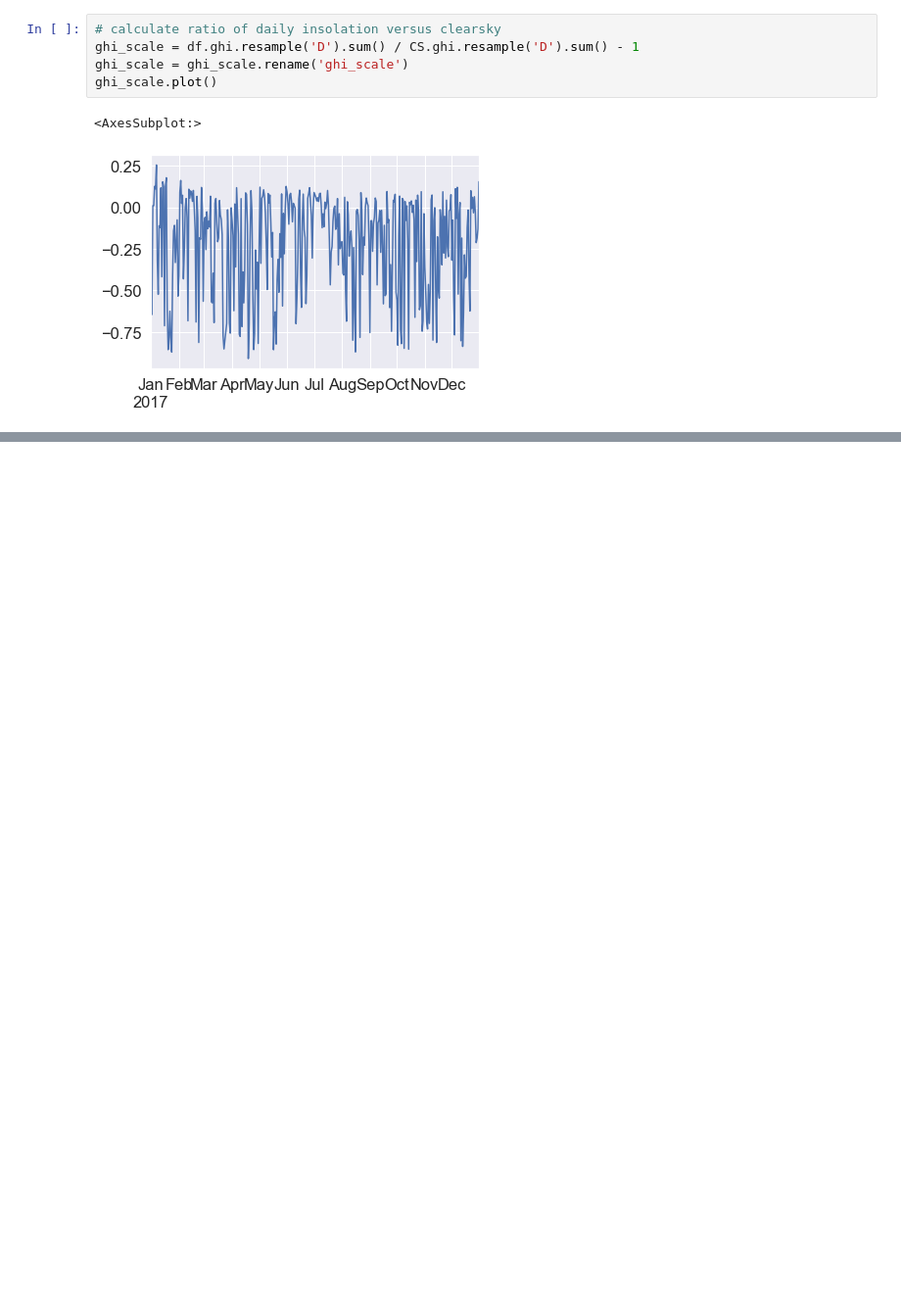
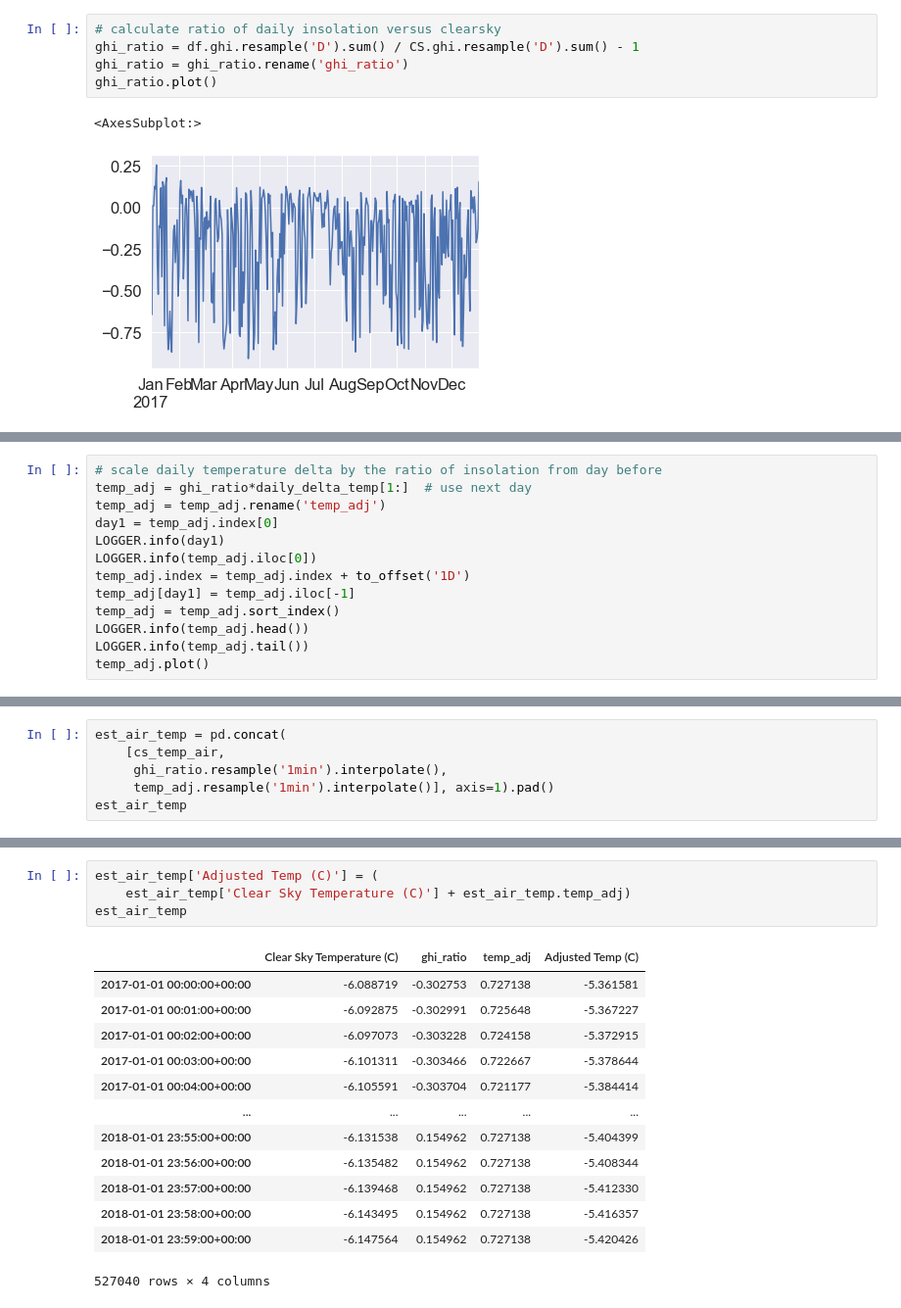
Before and after one commit to mikofski/PVRW2021, a Jupyter notebook: multiyear_data.ipynb, the cells around one changed output, grey strips where cells are left out. Shown at 98% size. Saved outputs shown, nothing was run; the diff lists cells and outputs as text; blank space fills up the shorter version.

```diff
--- a/multiyear_data.ipynb
+++ b/multiyear_data.ipynb
@@ -361,9 +353,9 @@ plt.xticks(rotation=45);
 [figure]
 # %%
 # calculate ratio of daily insolation versus clearsky
-ghi_scale = df.ghi.resample('D').sum() / CS.ghi.resample('D').sum() - 1
-ghi_scale = ghi_scale.rename('ghi_scale')
-ghi_scale.plot()
+ghi_ratio = df.ghi.resample('D').sum() / CS.ghi.resample('D').sum() - 1
+ghi_ratio = ghi_ratio.rename('ghi_ratio')
+ghi_ratio.plot()
 # %% [output]
 <AxesSubplot:>
 [figure]
@@ -472,0 +362,13 @@ CS.ghi[xmas:dec31].plot(ax=ax2, c='tab:red')
+# %%
+# scale daily temperature delta by the ratio of insolation from day before
+temp_adj = ghi_ratio*daily_delta_temp[1:]  # use next day
+temp_adj = temp_adj.rename('temp_adj')
+day1 = temp_adj.index[0]
+LOGGER.info(day1)
+LOGGER.info(temp_adj.iloc[0])
+temp_adj.index = temp_adj.index + to_offset('1D')
+temp_adj[day1] = temp_adj.iloc[-1]
+temp_adj = temp_adj.sort_index()
+LOGGER.info(temp_adj.head())
+LOGGER.info(temp_adj.tail())
+temp_adj.plot()
@@ -472,0 +392,6 @@ CS.ghi[xmas:dec31].plot(ax=ax2, c='tab:red')
+# %%
+est_air_temp = pd.concat(
+    [cs_temp_air,
+     ghi_ratio.resample('1min').interpolate(),
+     temp_adj.resample('1min').interpolate()], axis=1).pad()
+est_air_temp
@@ -472,0 +412,18 @@ CS.ghi[xmas:dec31].plot(ax=ax2, c='tab:red')
+# %%
+est_air_temp['Adjusted Temp (C)'] = (
+    est_air_temp['Clear Sky Temperature (C)'] + est_air_temp.temp_adj)
+est_air_temp
+# %% [output]
+|  | Clear Sky Temperature (C) | ghi_ratio | temp_adj | Adjusted Temp (C) |
+| 2017-01-01 00:00:00+00:00 | -6.088719 | -0.302753 | 0.727138 | -5.361581 |
+| 2017-01-01 00:01:00+00:00 | -6.092875 | -0.302991 | 0.725648 | -5.367227 |
+| 2017-01-01 00:02:00+00:00 | -6.097073 | -0.303228 | 0.724158 | -5.372915 |
+| 2017-01-01 00:03:00+00:00 | -6.101311 | -0.303466 | 0.722667 | -5.378644 |
+| 2017-01-01 00:04:00+00:00 | -6.105591 | -0.303704 | 0.721177 | -5.384414 |
+| ... | ... | ... | ... | ... |
+| 2018-01-01 23:55:00+00:00 | -6.131538 | 0.154962 | 0.727138 | -5.404399 |
+| 2018-01-01 23:56:00+00:00 | -6.135482 | 0.154962 | 0.727138 | -5.408344 |
+| 2018-01-01 23:57:00+00:00 | -6.139468 | 0.154962 | 0.727138 | -5.412330 |
+| 2018-01-01 23:58:00+00:00 | -6.143495 | 0.154962 | 0.727138 | -5.416357 |
+| 2018-01-01 23:59:00+00:00 | -6.147564 | 0.154962 | 0.727138 | -5.420426 |
+527040 rows × 4 columns
```
Also changed, not shown: parts of 28 cells of this notebook, 1 other file.
